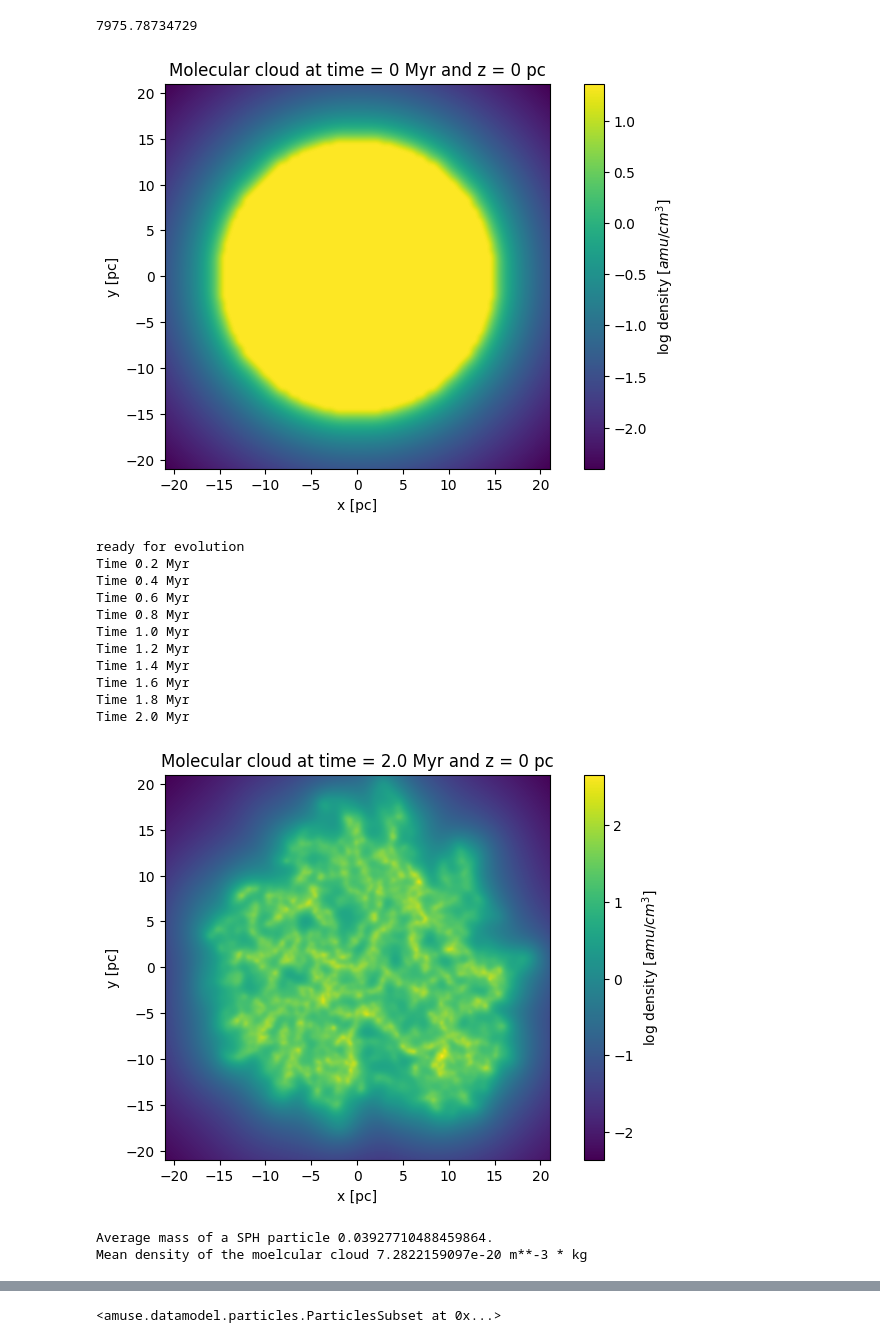
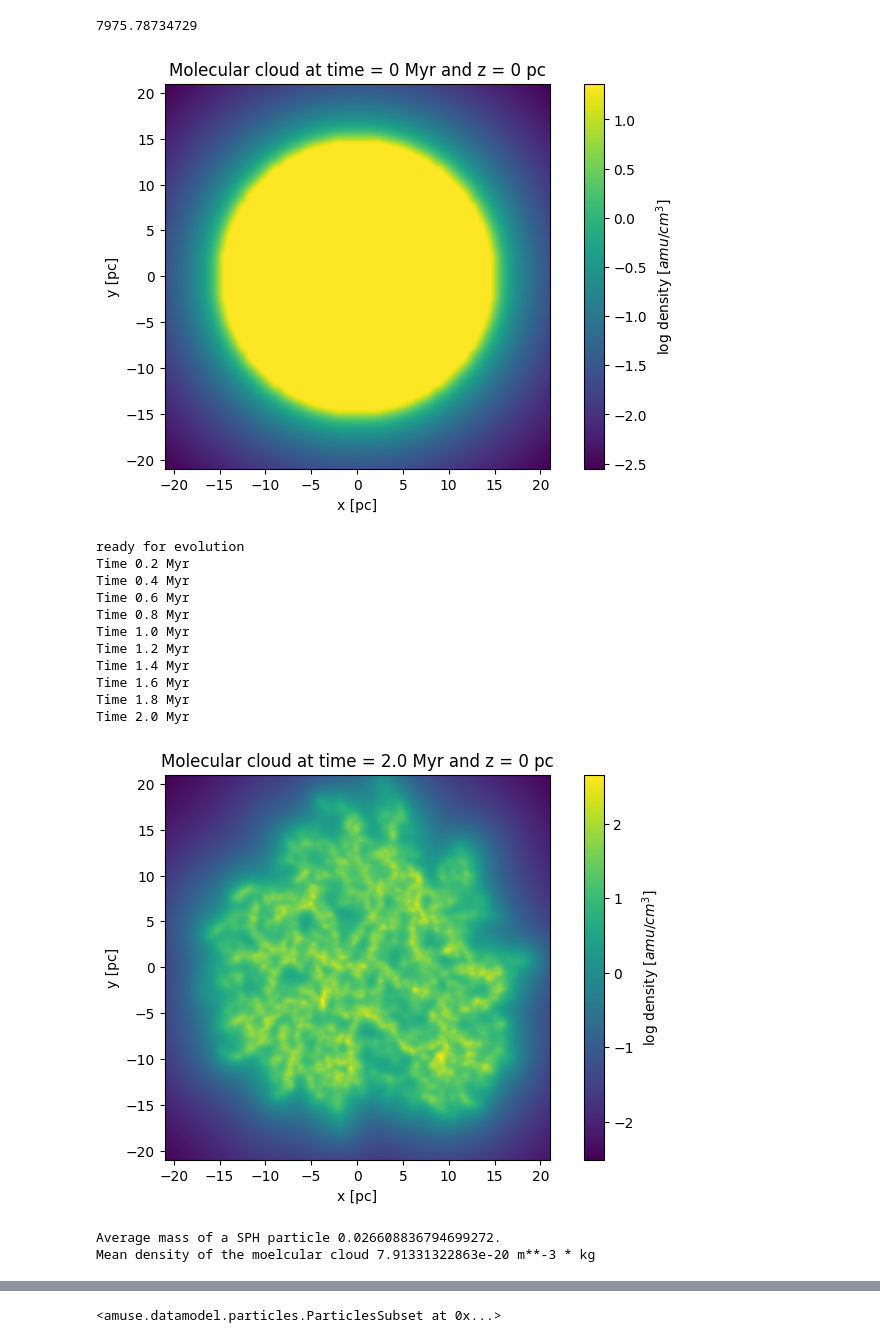
Before and after one commit to umuzigazuba/AMUSE-_project_SNOOPS, a Jupyter notebook: AMUSE_project_YESSIR/notebooks/sink_test.ipynb, the cells around one changed output, grey strips where cells are left out. Cells and saved outputs as stored; diff of their text form; code cells hidden in the pictures.

```diff
--- a/AMUSE_project_YESSIR/notebooks/sink_test.ipynb
+++ b/AMUSE_project_YESSIR/notebooks/sink_test.ipynb
@@ -25,20 +25,20 @@ print(tot_cloud_mass.value_in(units.MSun))
 7975.78734729
 # %%
 # initialise and evolve the MC particle set
-particles_cloud, converter_cloud  = make_molecular_cloud(N_cloud = 200_000,
+particles_cloud, converter_cloud  = make_molecular_cloud(N_cloud = 300_000,
                                                          M_cloud = 8_000 | units.MSun,
                                                          R_cloud = 15 | units.pc,
                                                          seed = 1312)
 
 particles_cloud, density_map = evolve_molecular_cloud(particles_cloud,
                                                     converter_cloud,
                                                     t_end = 2 | units.Myr,
                                                     dt = 0.2 | units.Myr,
                                                     seed = 1312)
 
 print("Mean density of the moelcular cloud", np.mean(particles_cloud.density))
 # %% [output]
-[figure, old version]
+[figure, new version]
 ready for evolution
 Time 0.2 Myr
 Time 0.4 Myr
@@ -50,7 +50,7 @@ Time 1.4 Myr
 Time 1.6 Myr
 Time 1.8 Myr
 Time 2.0 Myr
-[figure, old version]
+[figure, new version]
-Average mass of a SPH particle 0.03927710488459864.
-Mean density of the moelcular cloud 7.2822159097e-20 m**-3 * kg
+Average mass of a SPH particle 0.026608836794699272.
+Mean density of the moelcular cloud 7.91331322863e-20 m**-3 * kg
 # %%
```
Also changed, not shown: parts of 19 cells of this notebook, 2 other files.
